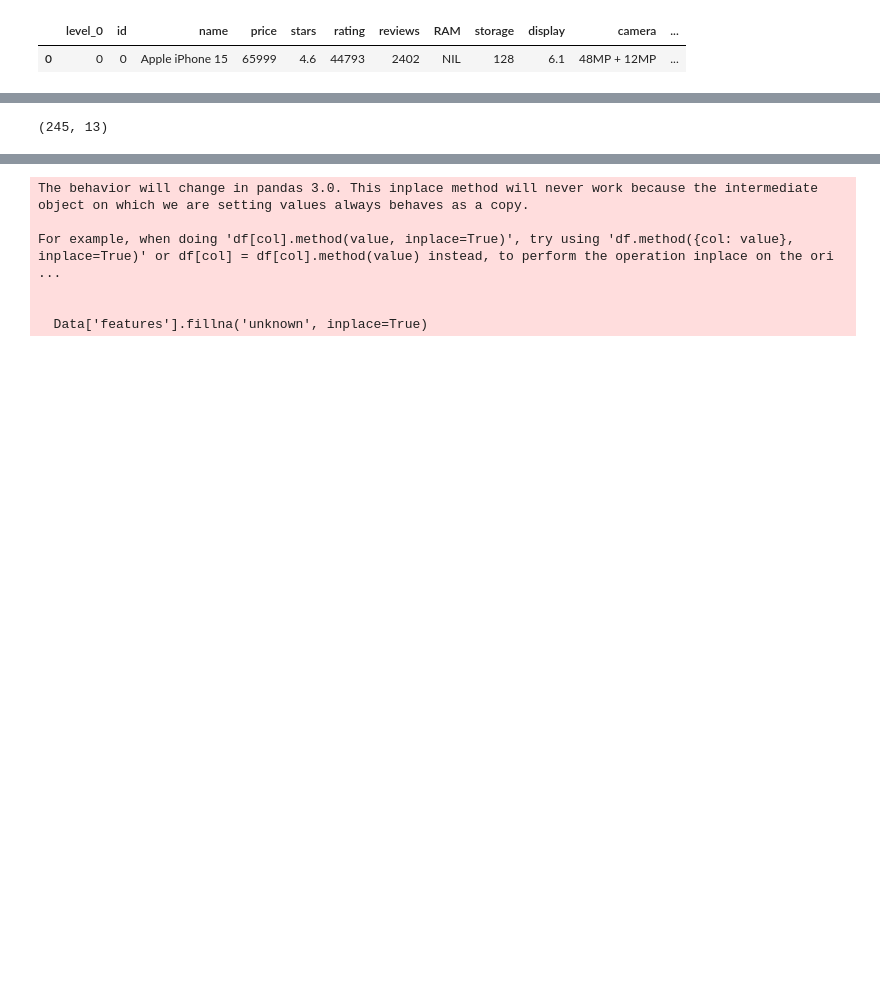
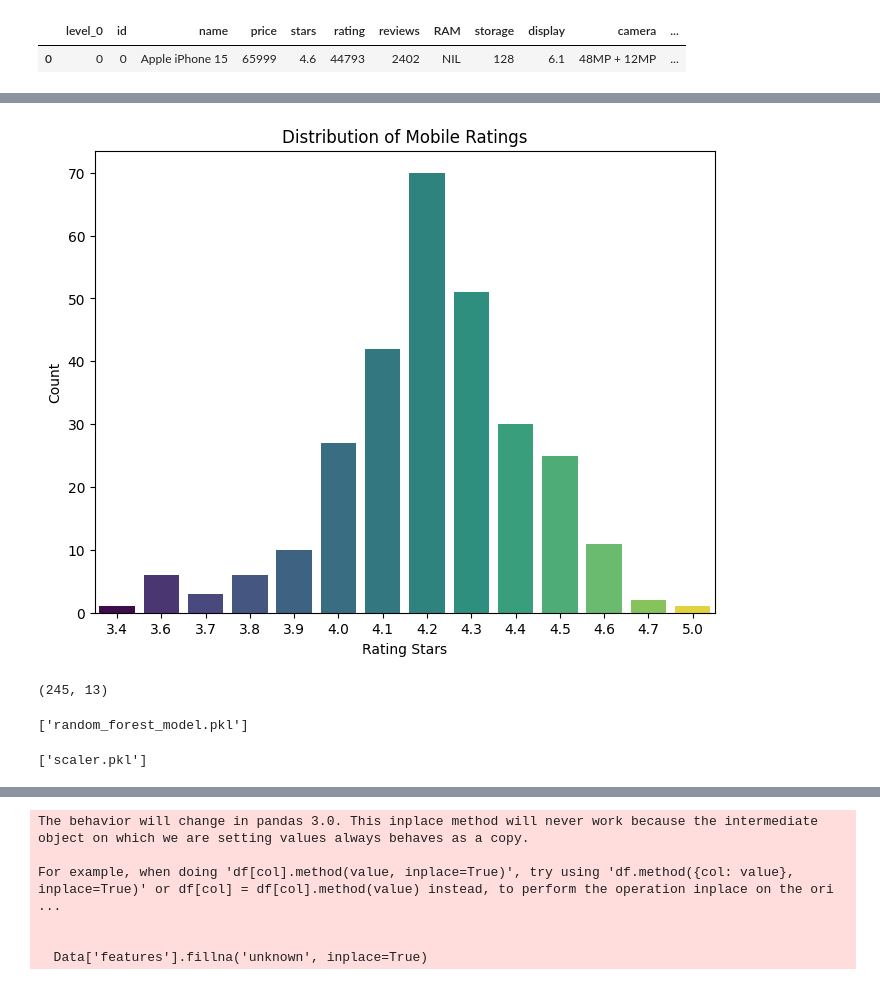
Before and after one commit to Advitiyyaaa/Phone-recommender-system, a Jupyter notebook: Mobile recommender.ipynb, the cells around one changed output, grey strips where cells are left out. Drawn from its saved outputs; the diff is of its cells as text; code cells hidden in the pictures; blank space fills up the shorter version.

```diff
--- a/Mobile recommender.ipynb
+++ b/Mobile recommender.ipynb
@@ -89,3 +108,13 @@ Data.head(1)
+# %%
+#Distribution of mobile ratings
+plt.figure(figsize=(8, 6))
+sns.countplot(x='stars', data=Data, hue='stars', palette='viridis', legend=False)
+plt.title('Distribution of Mobile Ratings')
+plt.xlabel('Rating Stars')
+plt.ylabel('Count')
+plt.show()
+# %% [output]
+[figure, added]
 # %%
 # Removing Products which has ratings and reviews less than 100
 mask1=Data['rating']>=50
@@ -97,0 +141,14 @@ Data.shape
+# %%
+from sklearn.linear_model import LinearRegression
+from sklearn.ensemble import RandomForestRegressor
+
+model = RandomForestRegressor(n_estimators=100, random_state=42)
+
+model.fit(X_train, y_train)
+joblib.dump(model, 'random_forest_model.pkl')
+# %% [output]
+['random_forest_model.pkl']
+# %%
+joblib.dump(scaler, 'scaler.pkl')
+# %% [output]
+['scaler.pkl']
```
Also changed, not shown: parts of 5 cells of this notebook, 5 other files.
